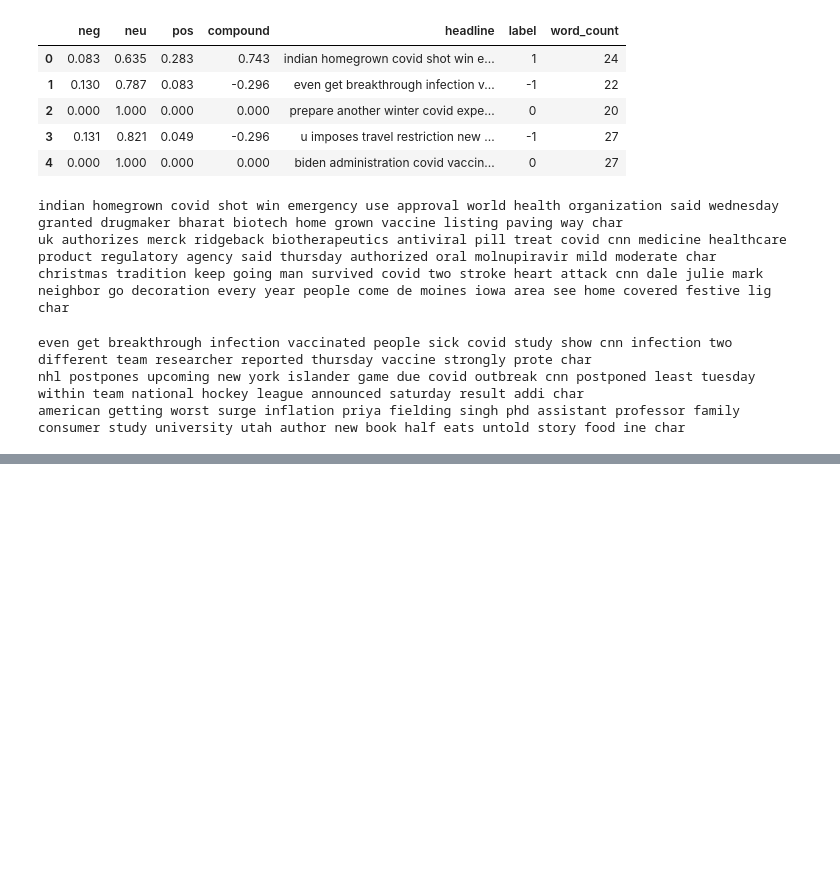
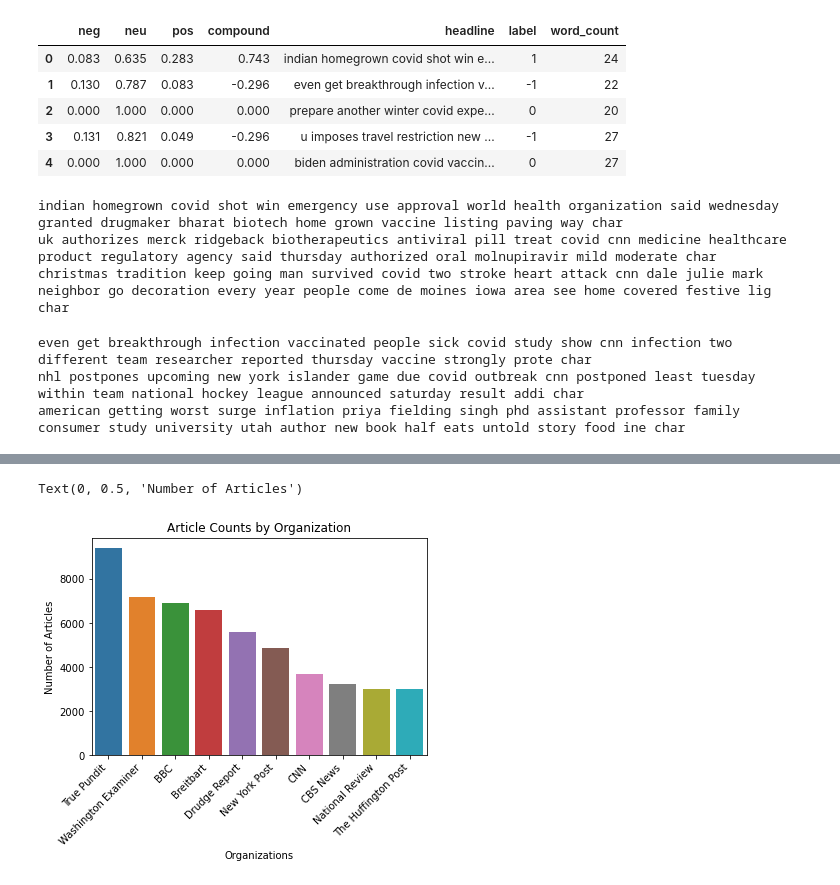
Before and after one commit to alexander-paskal/news-bias-analysis, a Jupyter notebook: plotting_notebook.ipynb, the cells around one changed output, grey strips where cells are left out. Saved outputs shown, nothing was run; the diff lists cells and outputs as text; code cells hidden in the pictures; blank space fills up the shorter version.

```diff
--- a/plotting_notebook.ipynb
+++ b/plotting_notebook.ipynb
@@ -527,0 +564,16 @@ NotADirectoryError: [Errno 20] Not a directory: '/Users/lithplus/Documents/news-
+# %%
+# bar chart of top organizations
+
+c = Counter(map(lambda x: x.org, articles))
+
+NUM_ARTS = 10
+counts = [thing[1] for thing in c.most_common()[:NUM_ARTS]]
+names = [thing[0] for thing in c.most_common()[:NUM_ARTS]]
+bar = sns.barplot(x=names, y=counts)
+bar.set_title("Article Counts by Organization")
+bar.set_xticklabels(names, rotation=45, ha="right")
+bar.set_xlabel("Organizations")
+bar.set_ylabel("Number of Articles")
+# %% [output]
+Text(0, 0.5, 'Number of Articles')
+[figure, added]
```
Also changed, not shown: parts of 41 cells of this notebook.
